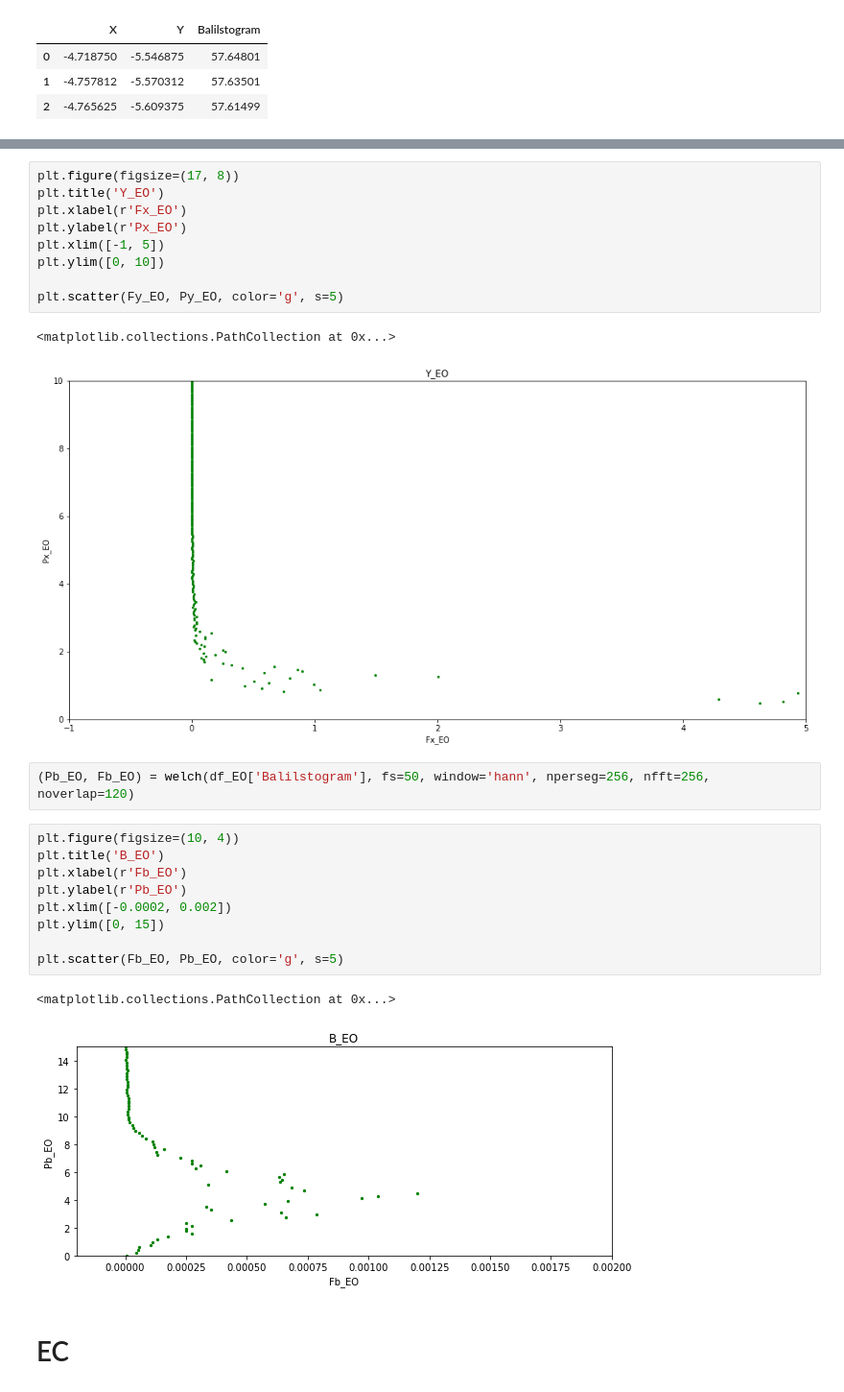
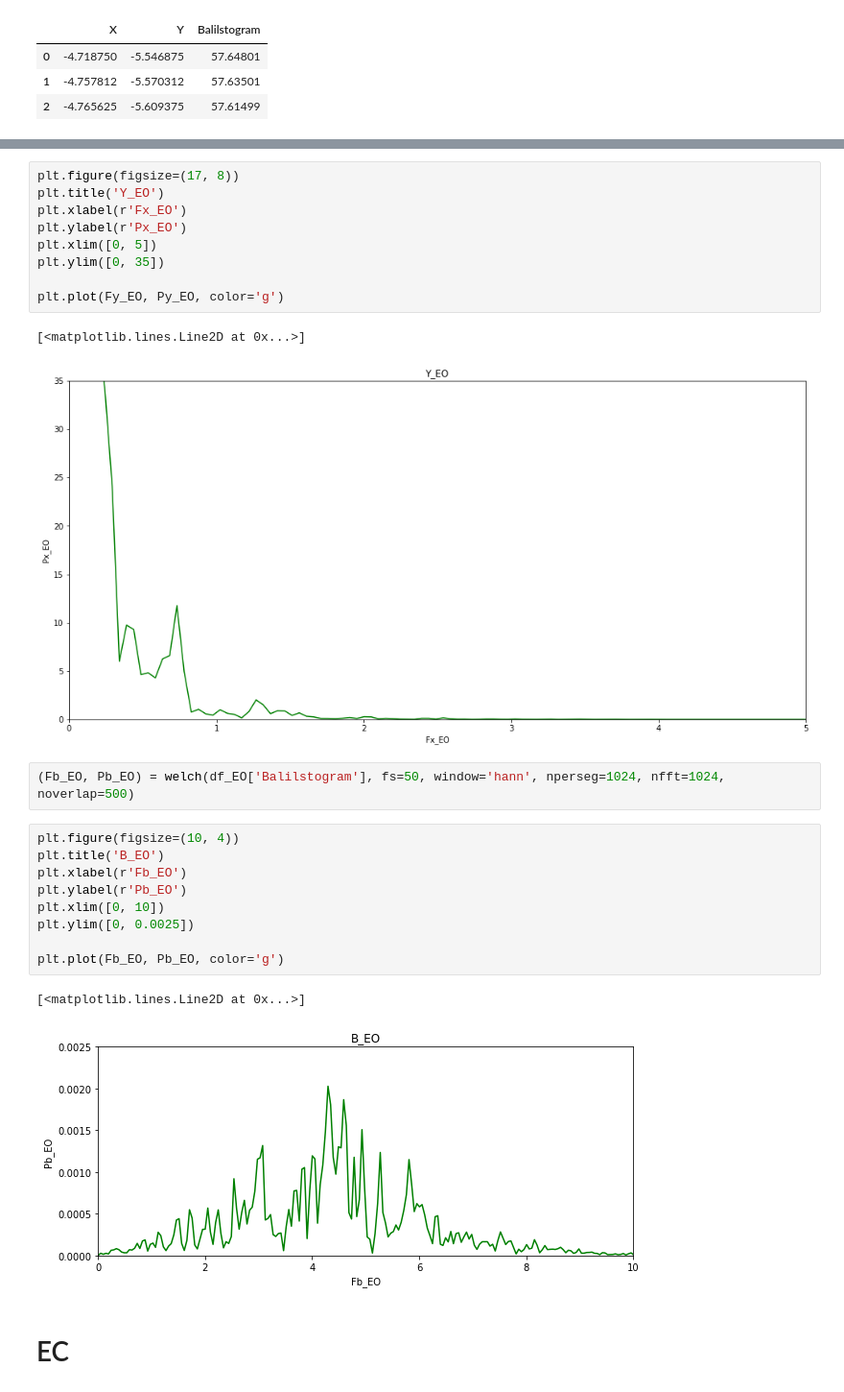
Before and after one commit to PumPums/practics, a Jupyter notebook: Stabilograf.ipynb, the cells around one changed output, grey strips where cells are left out. Shown at 96% size. Saved outputs shown, nothing was run; the diff lists cells and outputs as text.

```diff
--- a/Stabilograf.ipynb
+++ b/Stabilograf.ipynb
@@ -43,27 +43,27 @@ plt.figure(figsize=(17, 8))
 plt.title('Y_EO')
 plt.xlabel(r'Fx_EO')
 plt.ylabel(r'Px_EO')
-plt.xlim([-1, 5])
-plt.ylim([0, 10])
+plt.xlim([0, 5])
+plt.ylim([0, 35])
 
-plt.scatter(Fy_EO, Py_EO, color='g', s=5)
+plt.plot(Fy_EO, Py_EO, color='g')
 # %% [output]
-<matplotlib.collections.PathCollection at 0x...>
+[<matplotlib.lines.Line2D at 0x...>]
-[figure, old version]
+[figure, new version]
 # %%
-(Pb_EO, Fb_EO) = welch(df_EO['Balilstogram'], fs=50, window='hann', nperseg=256, nfft=256, noverlap=120)
+(Fb_EO, Pb_EO) = welch(df_EO['Balilstogram'], fs=50, window='hann', nperseg=1024, nfft=1024, noverlap=500)
 # %%
 plt.figure(figsize=(10, 4))
 plt.title('B_EO')
 plt.xlabel(r'Fb_EO')
 plt.ylabel(r'Pb_EO')
-plt.xlim([-0.0002, 0.002])
-plt.ylim([0, 15])
+plt.xlim([0, 10])
+plt.ylim([0, 0.0025])
 
-plt.scatter(Fb_EO, Pb_EO, color='g', s=5)
+plt.plot(Fb_EO, Pb_EO, color='g')
 # %% [output]
-<matplotlib.collections.PathCollection at 0x...>
+[<matplotlib.lines.Line2D at 0x...>]
-[figure, old version]
+[figure, new version]
 # %% [markdown]
 # EC
 # %%
```
Also changed, not shown: parts of 9 cells of this notebook, 1 other file.
